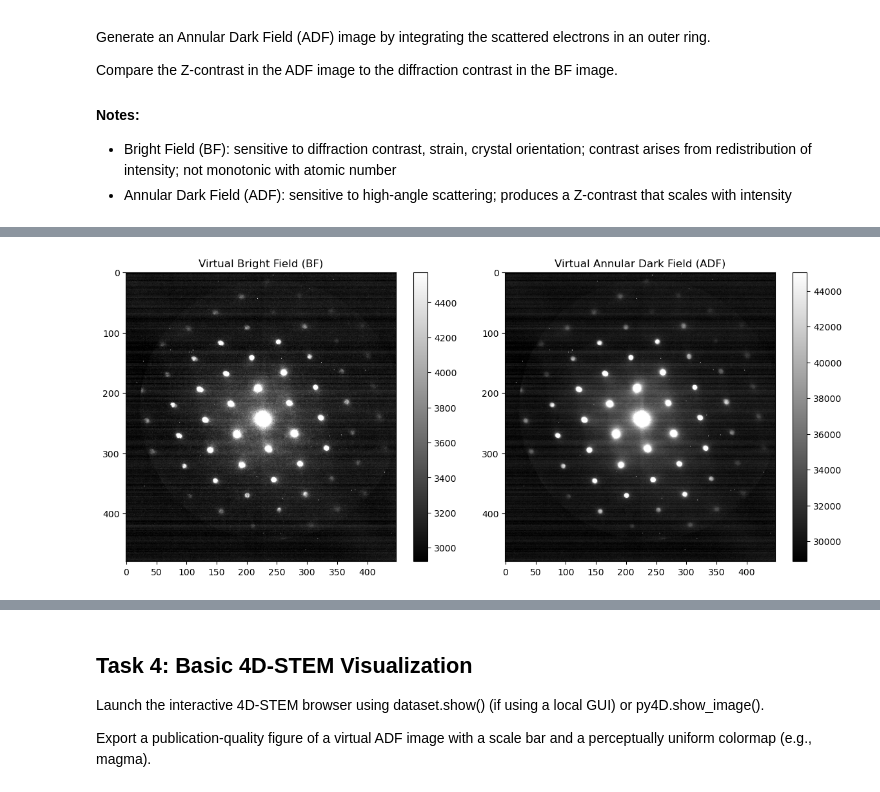
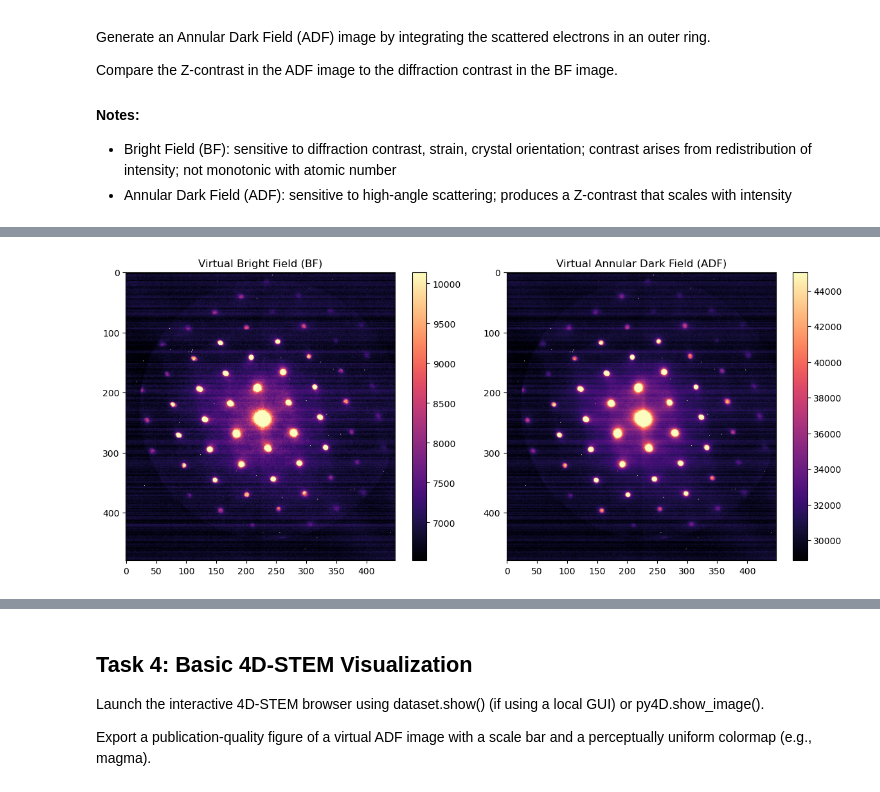
Before and after one commit to eliseetrheim/MSE465_EliseEtrheim, a Jupyter notebook: assignments/assignment_02_setup.ipynb, the cells around one changed output, grey strips where cells are left out. Cells and saved outputs as stored; diff of their text form; code cells hidden in the pictures.

```diff
--- a/assignments/assignment_02_setup.ipynb
+++ b/assignments/assignment_02_setup.ipynb
@@ -379,7 +386,7 @@ qx0 = (Qx - 1) / 2
 qr = np.sqrt((qy - qy0)**2 + (qx - qx0)**2) # Radius map in reciprocal space
 # %%
 # Define BF and ADF mask (radii arbitrarily chosen)
-r_bf = 2.0
+r_bf = 3.0
 bf_mask = qr <= r_bf
 
 r_adf_inner = 5.0
@@ -416,21 +436,21 @@ for iy in range(Ry):
 # %%
 # Plot the results with percentile-based contrast scaling
 plt.figure(figsize=(12,5))
 
-bf_vmin, bf_vmax = np.percentile(BF, [1, 99])
-adf_vmin, adf_vmax = np.percentile(ADF, [1, 99])
+combined = np.concatenate([BF.ravel(), ADF.ravel()])
+vmin, vmax = np.percentile(combined, [1, 99])
 
 plt.subplot(1,2,1)
-plt.imshow(BF, cmap="gray", vmin=bf_vmin, vmax=bf_vmax)
+plt.imshow(BF, cmap="magma", vmin=bf_vmin, vmax=bf_vmax)
 plt.title("Virtual Bright Field (BF)")
 plt.colorbar()
 
 plt.subplot(1,2,2)
-plt.imshow(ADF, cmap="gray", vmin=adf_vmin, vmax=adf_vmax)
+plt.imshow(ADF, cmap="magma", vmin=adf_vmin, vmax=adf_vmax)
 plt.title("Virtual Annular Dark Field (ADF)")
 plt.colorbar()
 
 plt.tight_layout()
 plt.show()
 # %% [output]
-[figure, old version]
+[figure, new version]
```
Also changed, not shown: parts of 11 cells of this notebook.
